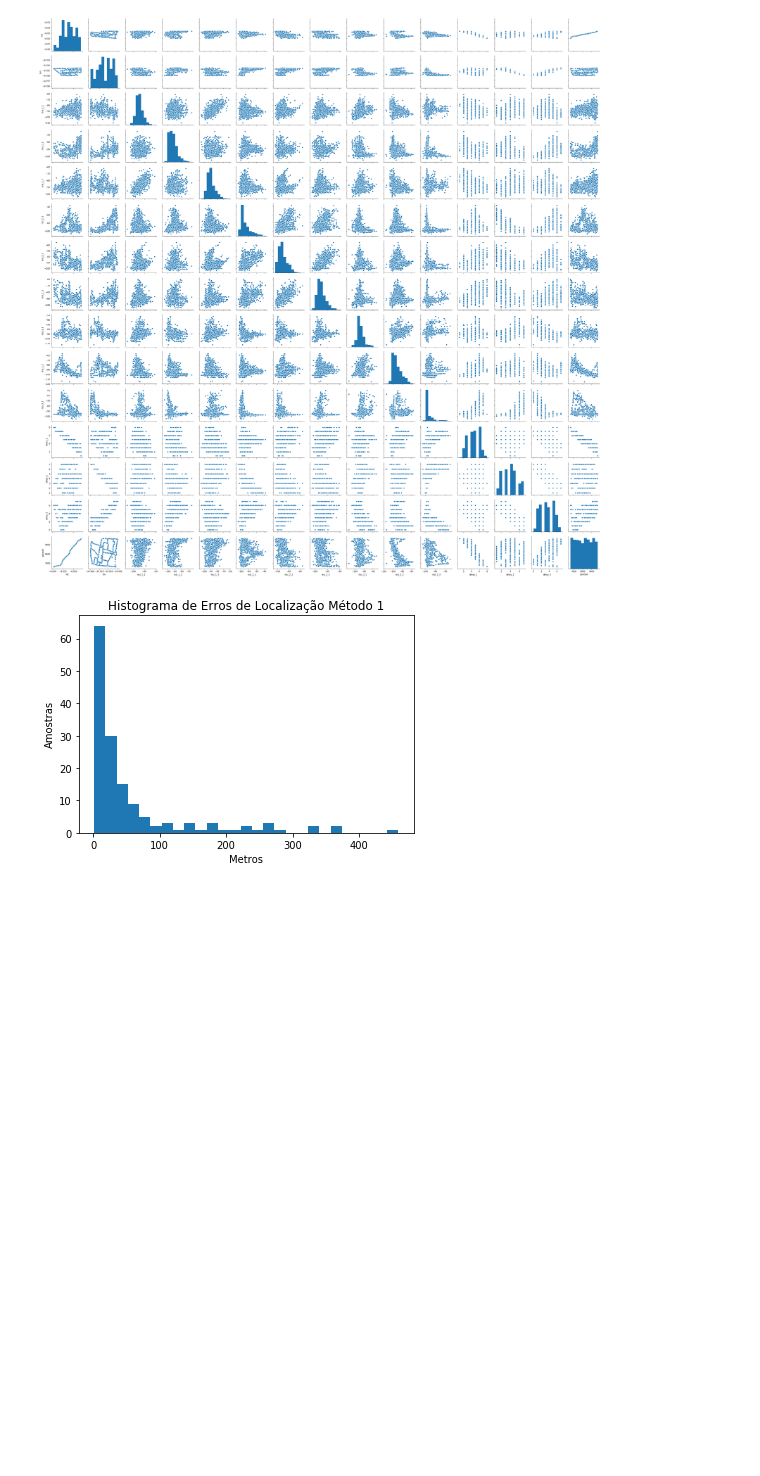
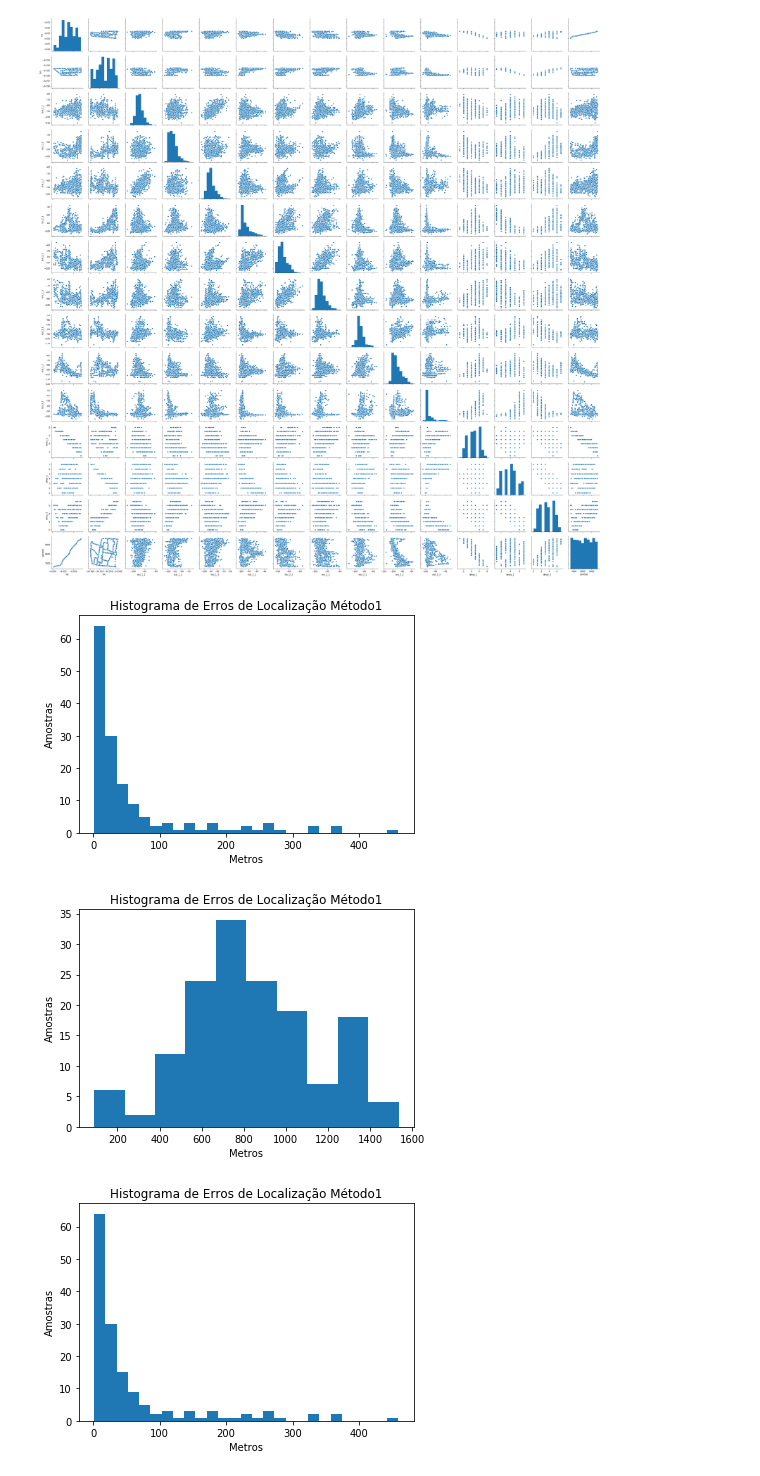
Before and after one commit to mbs8/CMoveis, a Jupyter notebook: visualization.ipynb, the cells around one changed output. Cells and saved outputs as stored; diff of their text form; code cells hidden in the pictures; blank space fills up the shorter version.

```diff
--- a/visualization.ipynb
+++ b/visualization.ipynb
@@ -123,11 +118,14 @@ sns.pairplot(db)
 <seaborn.axisgrid.PairGrid at 0x...>
 [figure]
 # %%
-errorLocation = pd.read_csv('result/erros_teoricos.csv')
-plt.title("Histograma de Erros de Localização Método 1")
-histogram_example = plt.hist(errorLocation['1'], bins='auto')
-plt.xlabel('Metros')
-plt.ylabel('Amostras')
-plt.show()
+for i in [1,2,3]:
+    errorLocation = pd.read_csv('result/erros_teoricos.csv')
+    plt.title("Histograma de Erros de Localização Método" + str(1))
+    histogram_example = plt.hist(errorLocation[str(i)], bins='auto')
+    plt.xlabel('Metros')
+    plt.ylabel('Amostras')
+    plt.show()
 # %% [output]
 [figure]
+[figure, added]
+[figure, added]
```
Also changed, not shown: parts of 7 cells of this notebook.
